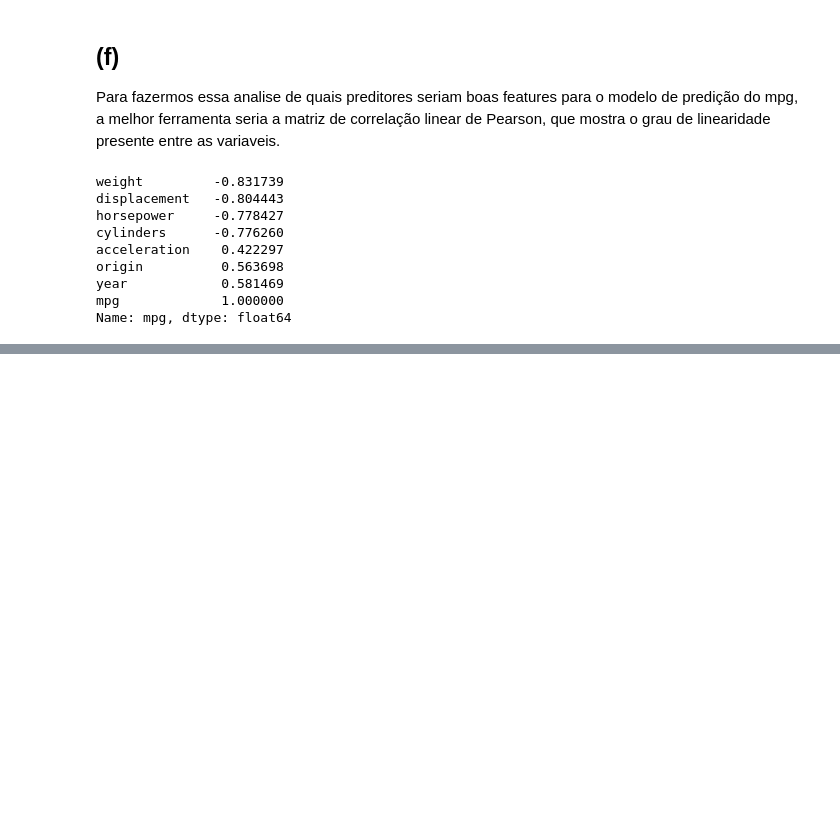
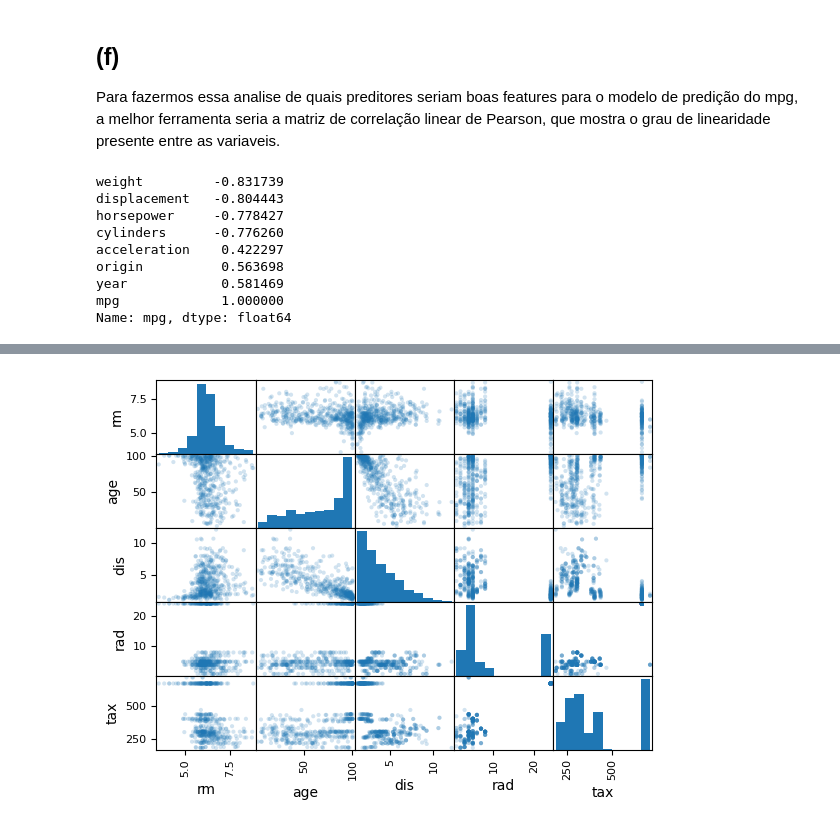
Before and after one commit to andredantas03/ISLP_solutions, a Jupyter notebook: Chapter2.ipynb, the cells around one changed output, grey strips where cells are left out. Drawn from its saved outputs; the diff is of its cells as text; code cells hidden in the pictures; blank space fills up the shorter version.

```diff
--- a/Chapter2.ipynb
+++ b/Chapter2.ipynb
@@ -335,0 +424,4 @@ Name: mpg, dtype: float64
+# %%
+pd.plotting.scatter_matrix(frame = boston[['rm',   'age',     'dis',  'rad',  'tax']], alpha=0.2);
+# %% [output]
+[figure, added]
```
Also changed, not shown: parts of 28 cells of this notebook.
